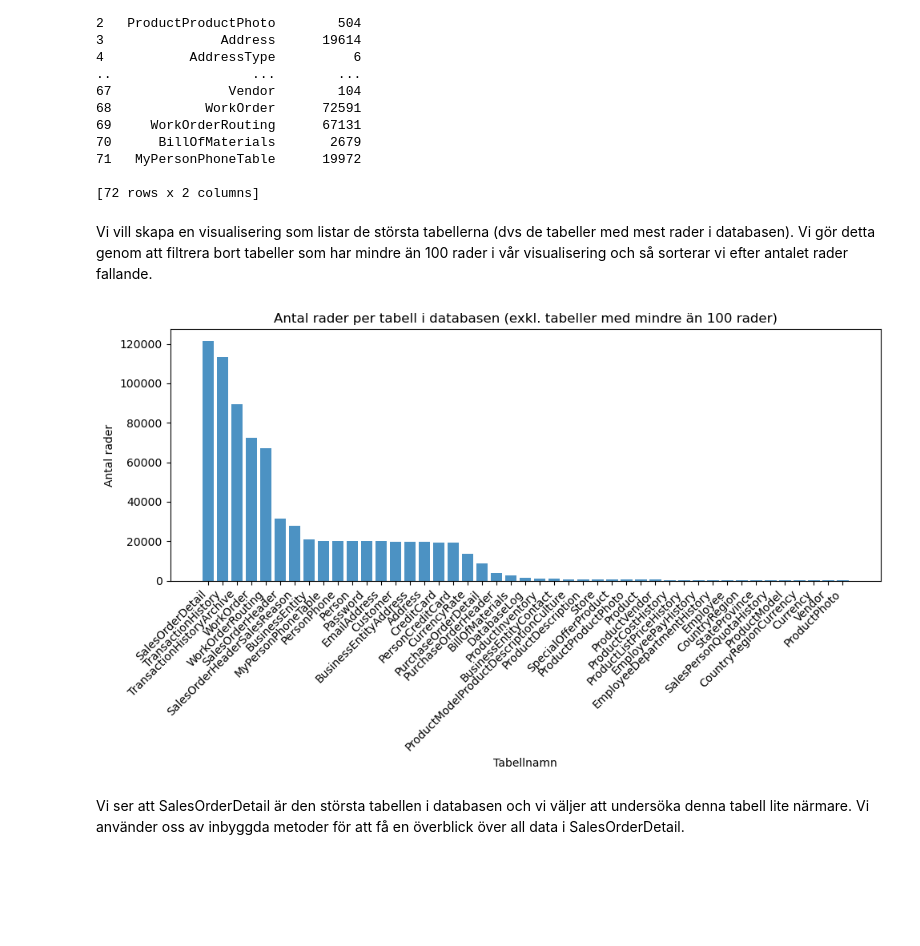
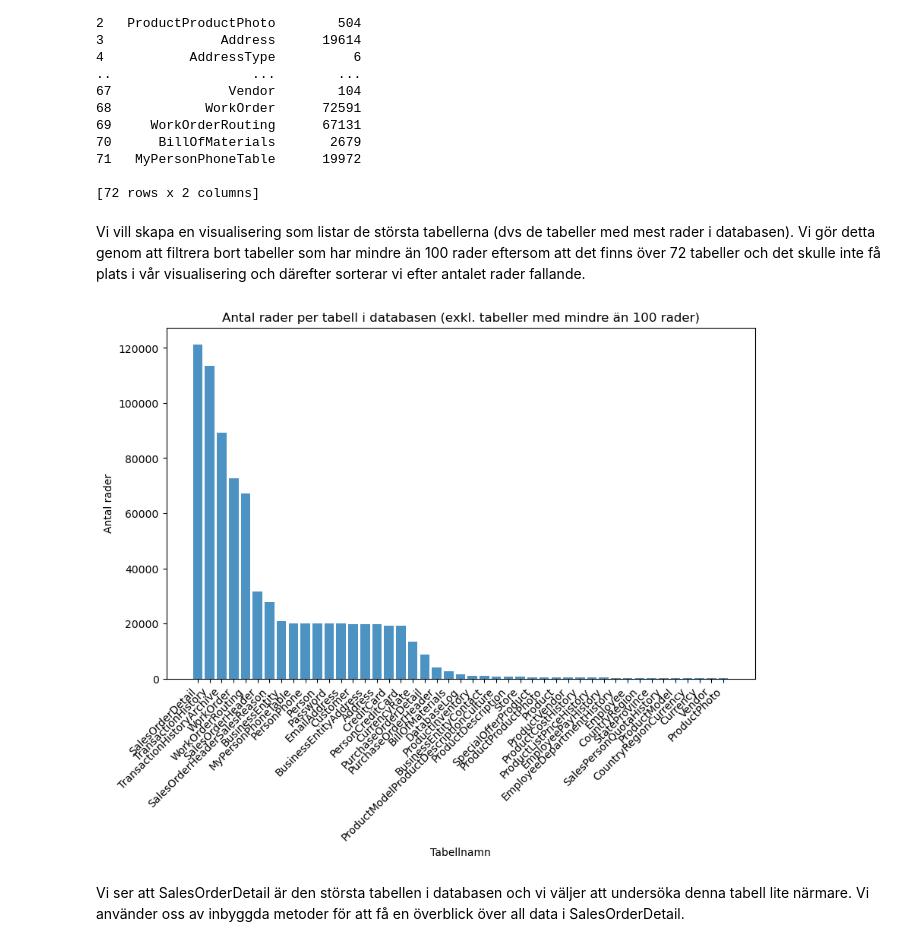
Before and after one commit to salojoakim/DataScience, a Jupyter notebook: Kunskapksontroll_SQL/Kunskapskontroll_SQL.ipynb, the cells around one changed output. Saved outputs shown, nothing was run; the diff lists cells and outputs as text; code cells hidden in the pictures; blank space fills up the shorter version.

```diff
--- a/Kunskapksontroll_SQL/Kunskapskontroll_SQL.ipynb
+++ b/Kunskapksontroll_SQL/Kunskapskontroll_SQL.ipynb
@@ -139,27 +119,22 @@ print(row_counts_df)
 
 [72 rows x 2 columns]
 # %% [markdown]
-Vi vill skapa en visualisering som listar de största tabellerna (dvs de tabeller med mest rader i databasen). Vi gör detta genom att filtrera bort tabeller som har mindre än 100 rader i vår visualisering och så sorterar vi efter antalet rader fallande.
+Vi vill skapa en visualisering som listar de största tabellerna (dvs de tabeller med mest rader i databasen). Vi gör detta genom att filtrera bort tabeller som har mindre än 100 rader eftersom att det finns över 72 tabeller och det skulle inte få plats i vår visualisering och därefter sorterar vi efter antalet rader fallande.
 # %%
 filtered_row_counts_df = row_counts_df[row_counts_df['RowCounts'] > 100]
 
-if not filtered_row_counts_df.empty:
-    plt.figure(figsize=(10, 6))
+plt.figure(figsize=(10, 6))
 
+filtered_row_counts_df = filtered_row_counts_df.sort_values(by='RowCounts', ascending=False)
 
-    filtered_row_counts_df = filtered_row_counts_df.sort_values(by='RowCounts', ascending=False)
-
-    plt.bar(filtered_row_counts_df['TableName'], filtered_row_counts_df['RowCounts'], alpha=0.8)
-    plt.title('Antal rader per tabell i databasen (exkl. tabeller med mindre än 100 rader)')
-    plt.xlabel('Tabellnamn')
-    plt.ylabel('Antal rader')
-    plt.xticks(rotation=45, ha='right')
-    plt.tight_layout()
-    plt.show()
-else:
-    print("Inga tabeller med rader att visualisera.")
+plt.bar(filtered_row_counts_df['TableName'], filtered_row_counts_df['RowCounts'], alpha=0.8)
+plt.title('Antal rader per tabell i databasen (exkl. tabeller med mindre än 100 rader)')
+plt.xlabel('Tabellnamn')
+plt.ylabel('Antal rader')
+plt.xticks(rotation=45, ha='right')
+plt.show()
 # %% [output]
-[figure, old version]
+[figure, new version]
 # %% [markdown]
 Vi ser att SalesOrderDetail är den största tabellen i databasen och vi väljer att undersöka denna tabell lite närmare. Vi använder oss av inbyggda metoder för att få en överblick över all data i SalesOrderDetail.
 # %%
```
Also changed, not shown: parts of 26 cells of this notebook.
